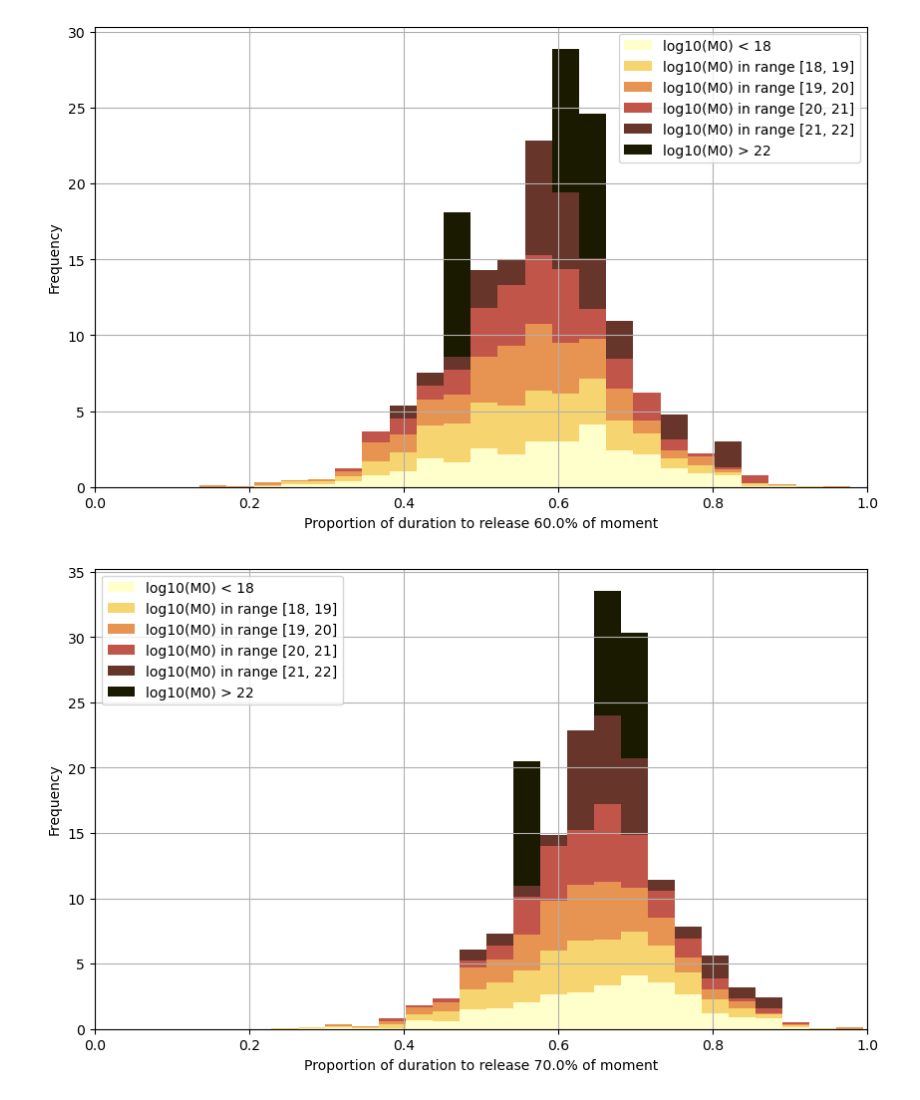
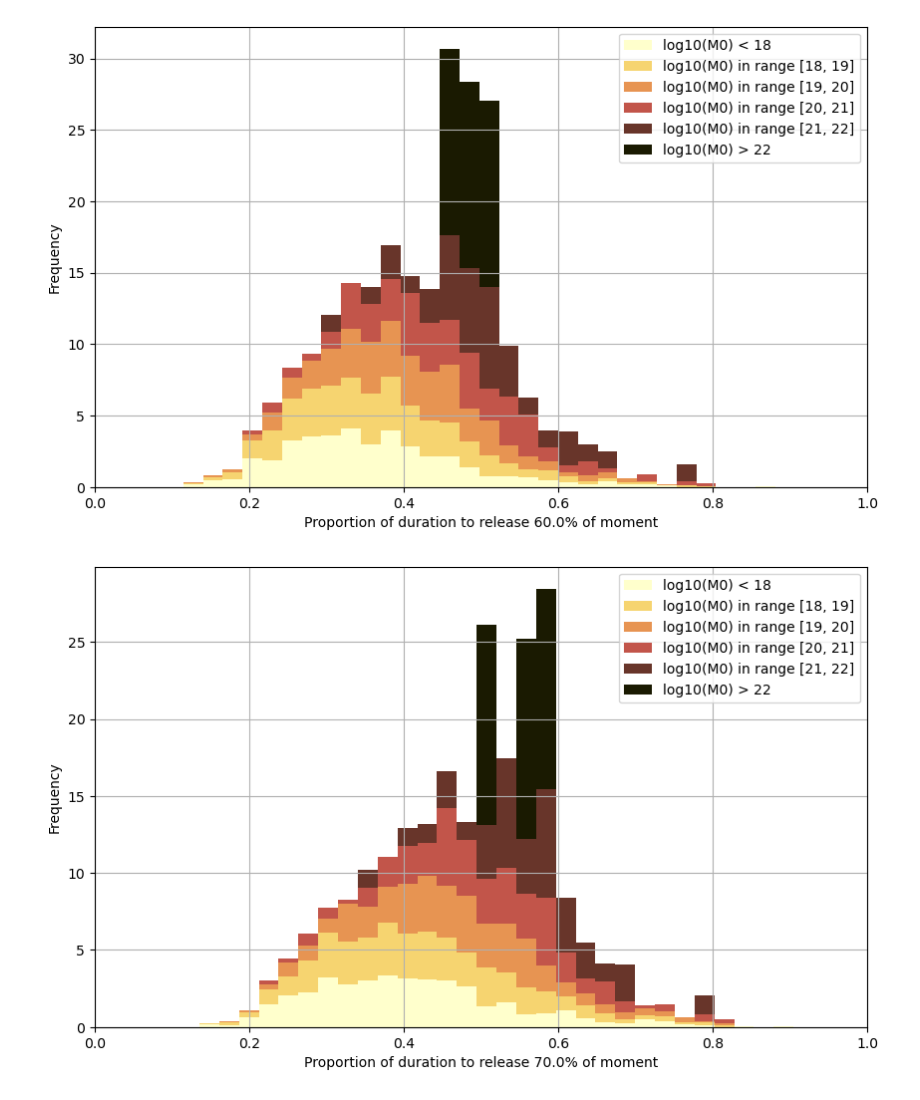
Before and after one commit to RebeccaColquhoun/stf, a Jupyter notebook: code/integrating/moment_histogram_stacked_look_for_flipped_logistic.ipynb, the cells around one changed output. Drawn from its saved outputs; the diff is of its cells as text; code cells hidden in the pictures.

```diff
--- a/code/integrating/moment_histogram_stacked_look_for_flipped_logistic.ipynb
+++ b/code/integrating/moment_histogram_stacked_look_for_flipped_logistic.ipynb
@@ -64,6 +64,8 @@ def f3(end_time, total_moment, time_opt, momentrate_opt, start, points_before_ze
     dx = time_opt[1]-time_opt[0]
     end_window = (end_time/dx)+points_before_zero
     end = int(np.floor(end_window))
+    if start == end:
+        end += 1
     short = scipy.integrate.simpson(momentrate_opt[start:end], dx = dx)
     return short-(total_moment*proportion)
 # %%
@@ -125,7 +127,7 @@ for proportion in proportions_list:
 
     for scardec_name in os.listdir('/home/earthquakes1/homes/Rebecca/phd/stf/data/scardec'):
         #print(scardec_name)
-        momentrate_opt, time_opt, db = get_stf(scardec_name)
+        momentrate_opt, time_opt, db = get_stf(scardec_name, wanted_type='fctmoy')
 
         not_zero = np.where(momentrate_opt > 0)[0]
 
@@ -210,2 +212,2 @@ for proportion in proportions_list:
-[figure, old version]
+[figure, new version]
-[figure, old version]
+[figure, new version]
```
Also changed, not shown: parts of 5 cells of this notebook, 27 other files.
